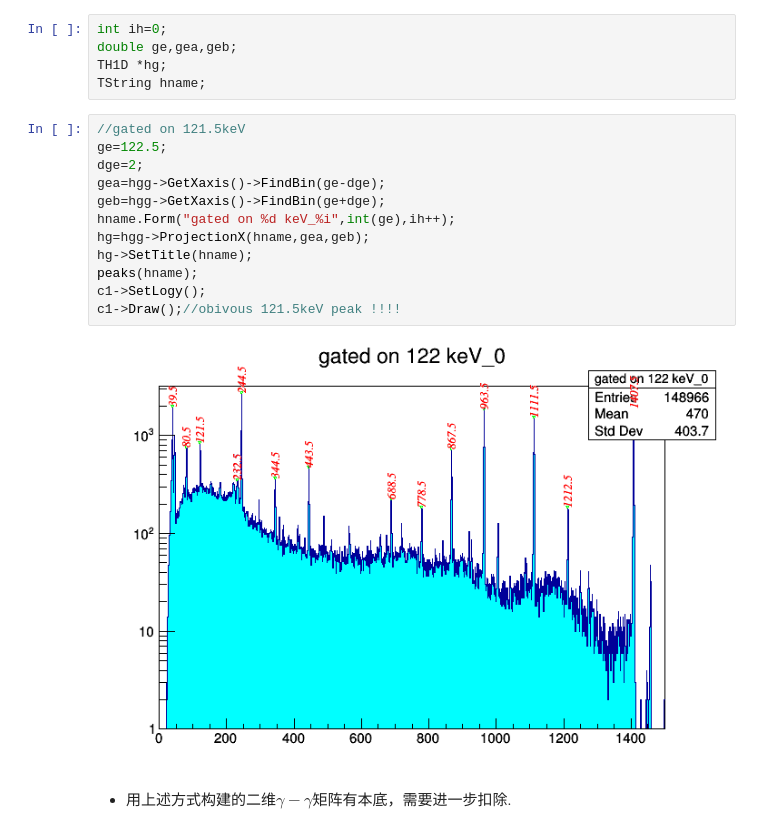
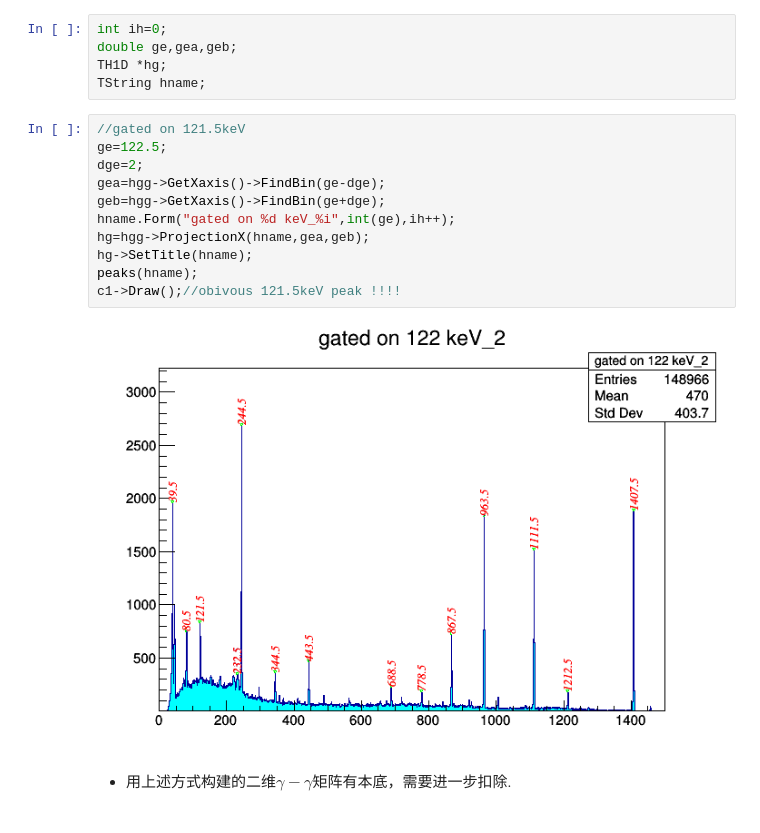
Before and after one commit to pkuNucExp/Data-Analysis-Course, a Jupyter notebook: chapt3/gamma-gamma/gamma-gamma.ipynb, the cells around one changed output. Saved outputs shown, nothing was run; the diff lists cells and outputs as text.

```diff
--- a/chapt3/gamma-gamma/gamma-gamma.ipynb
+++ b/chapt3/gamma-gamma/gamma-gamma.ipynb
@@ -185,17 +185,16 @@ TString hname;
 # %%
 //gated on 121.5keV
 ge=122.5;
 dge=2;
 gea=hgg->GetXaxis()->FindBin(ge-dge);
 geb=hgg->GetXaxis()->FindBin(ge+dge);
 hname.Form("gated on %d keV_%i",int(ge),ih++);
 hg=hgg->ProjectionX(hname,gea,geb);
 hg->SetTitle(hname);
 peaks(hname);
-c1->SetLogy();
 c1->Draw();//obivous 121.5keV peak !!!!
 # %% [output]
-[figure, old version]
+[figure, new version]
 # %% [markdown]
 - 用上述方式构建的二维$\gamma-\gamma$矩阵有本底，需要进一步扣除.
 # %%
```
Also changed, not shown: parts of 1 cell of this notebook.
